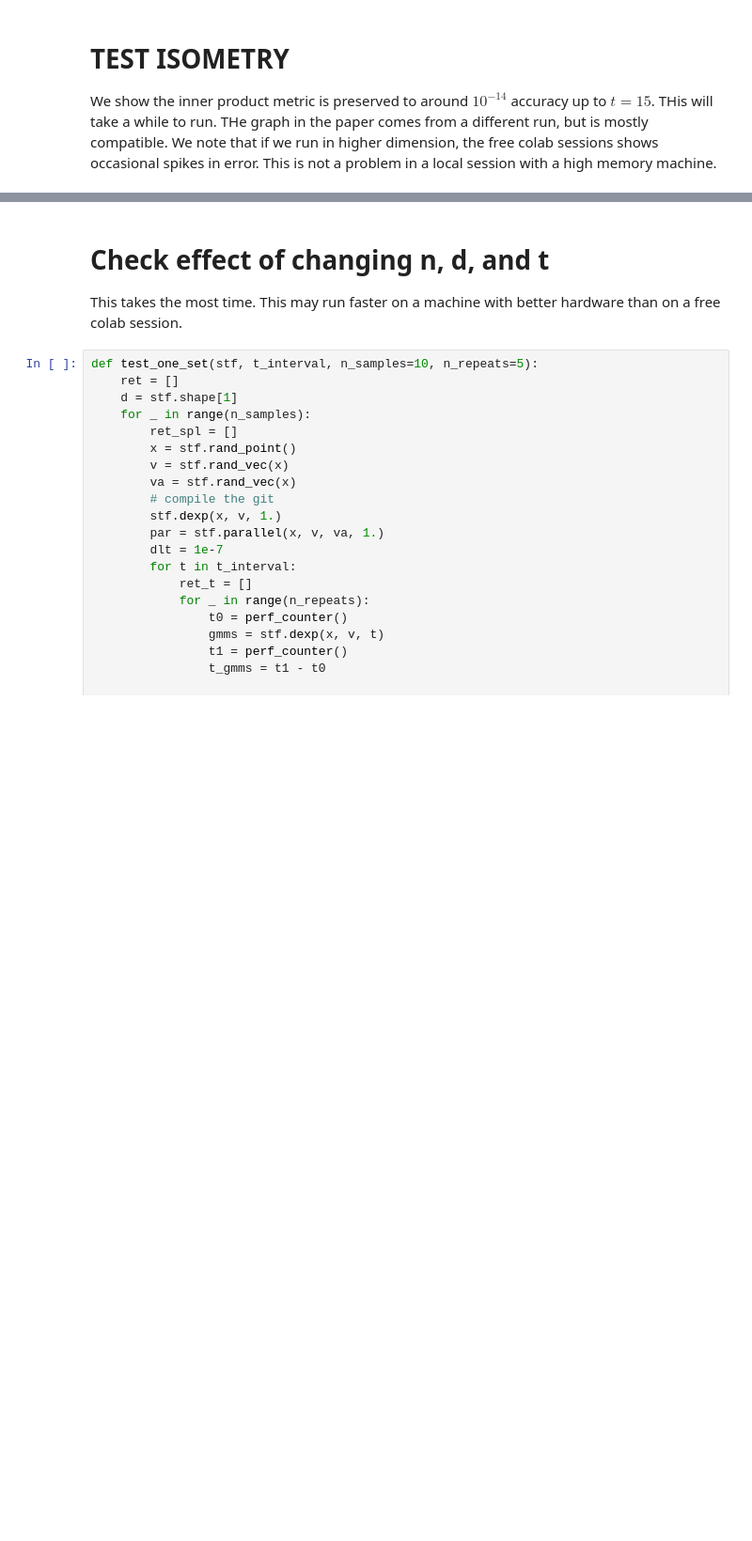
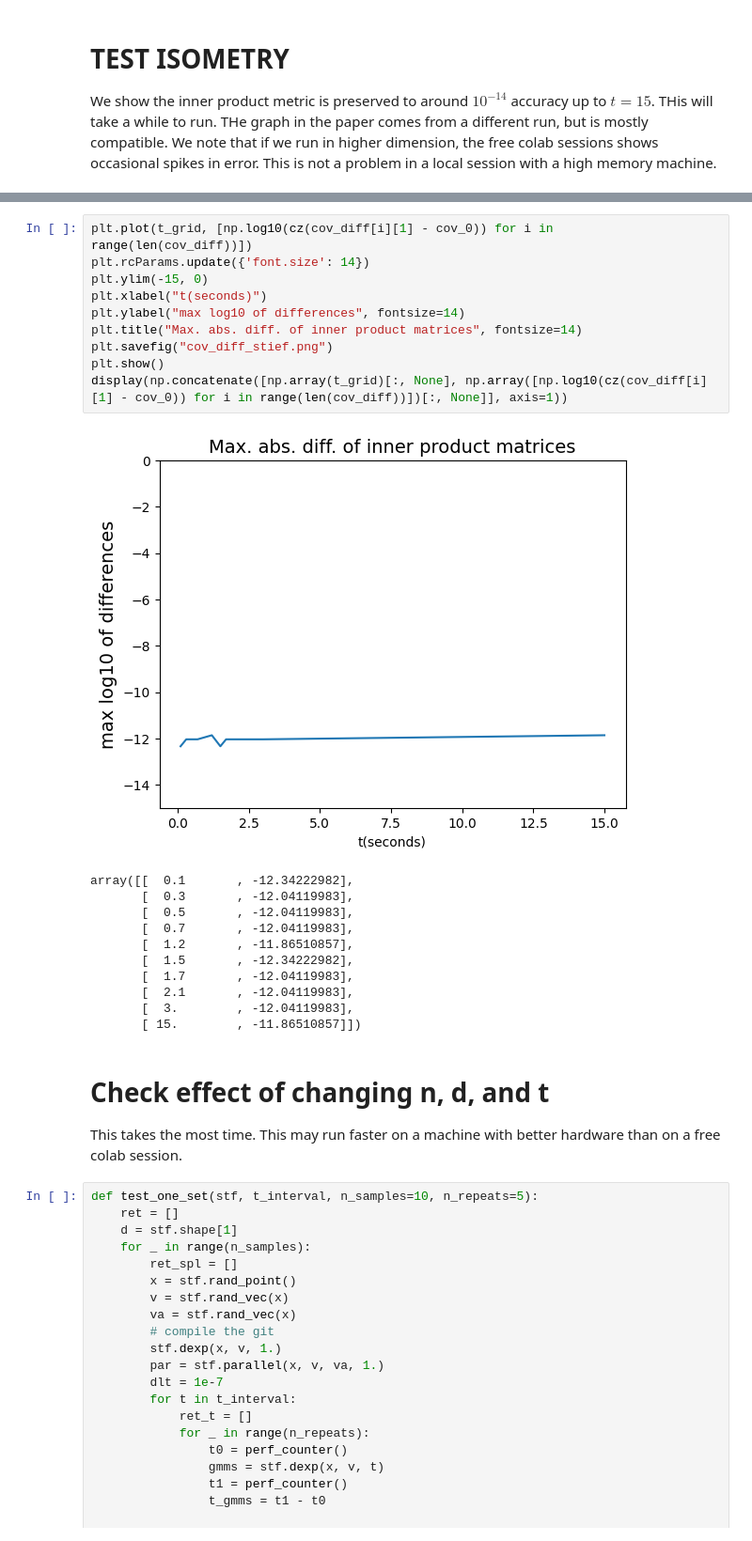
Before and after one commit to dnguyend/par-trans, a Jupyter notebook: examples/NumpyStiefelParallel.ipynb, the cells around one changed output, grey strips where cells are left out. Shown at 94% size. Drawn from its saved outputs; the diff is of its cells as text; blank space fills up the shorter version.

Commit message:
Add O(nd2) graph

```diff
--- a/examples/NumpyStiefelParallel.ipynb
+++ b/examples/NumpyStiefelParallel.ipynb
@@ -246,3 +358,25 @@ array([[  0.1       , -12.34222982],
+# %%
+plt.plot(t_grid, [np.log10(cz(cov_diff[i][1] - cov_0)) for i in range(len(cov_diff))])
+plt.rcParams.update({'font.size': 14})
+plt.ylim(-15, 0)
+plt.xlabel("t(seconds)")
+plt.ylabel("max log10 of differences", fontsize=14)
+plt.title("Max. abs. diff. of inner product matrices", fontsize=14)
+plt.savefig("cov_diff_stief.png")
+plt.show()
+display(np.concatenate([np.array(t_grid)[:, None], np.array([np.log10(cz(cov_diff[i][1] - cov_0)) for i in range(len(cov_diff))])[:, None]], axis=1))
+# %% [output]
+[figure, added]
+array([[  0.1       , -12.34222982],
+       [  0.3       , -12.04119983],
+       [  0.5       , -12.04119983],
+       [  0.7       , -12.04119983],
+       [  1.2       , -11.86510857],
+       [  1.5       , -12.34222982],
+       [  1.7       , -12.04119983],
+       [  2.1       , -12.04119983],
+       [  3.        , -12.04119983],
+       [ 15.        , -11.86510857]])
 # %% [markdown]
 # Check effect of changing n, d, and t
 This takes the most time. This may run faster on a machine with better hardware than on a free colab session.
```
Also changed, not shown: parts of 17 cells of this notebook.
